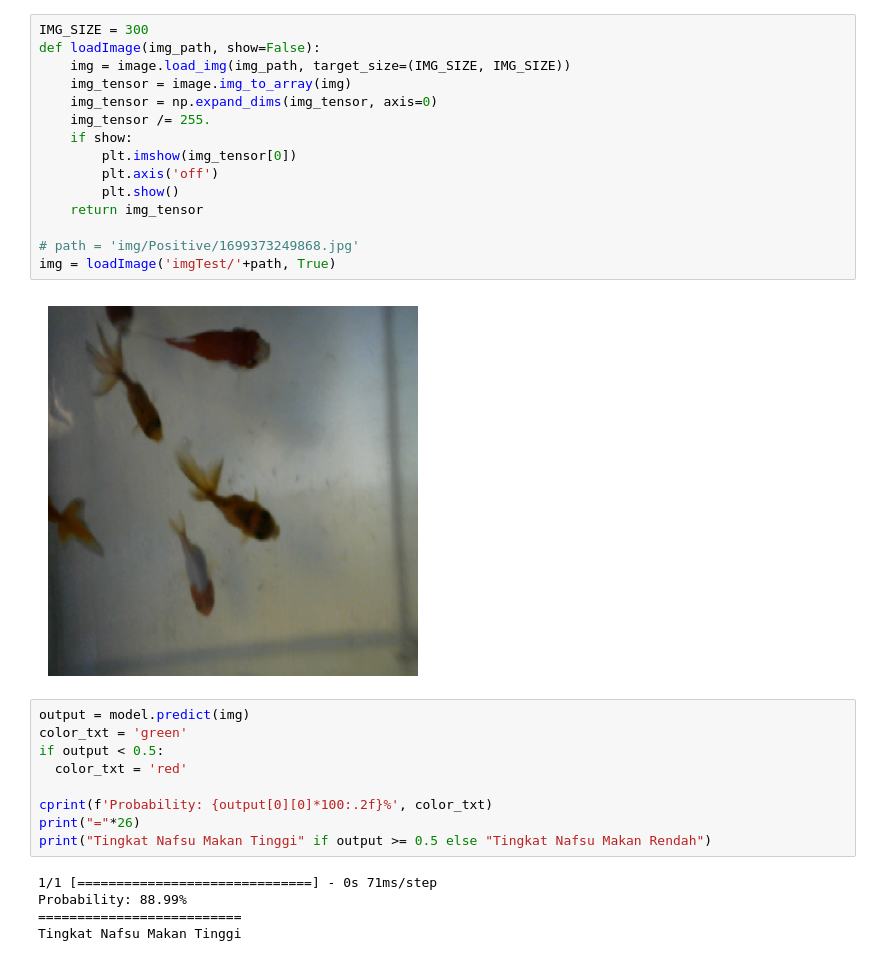
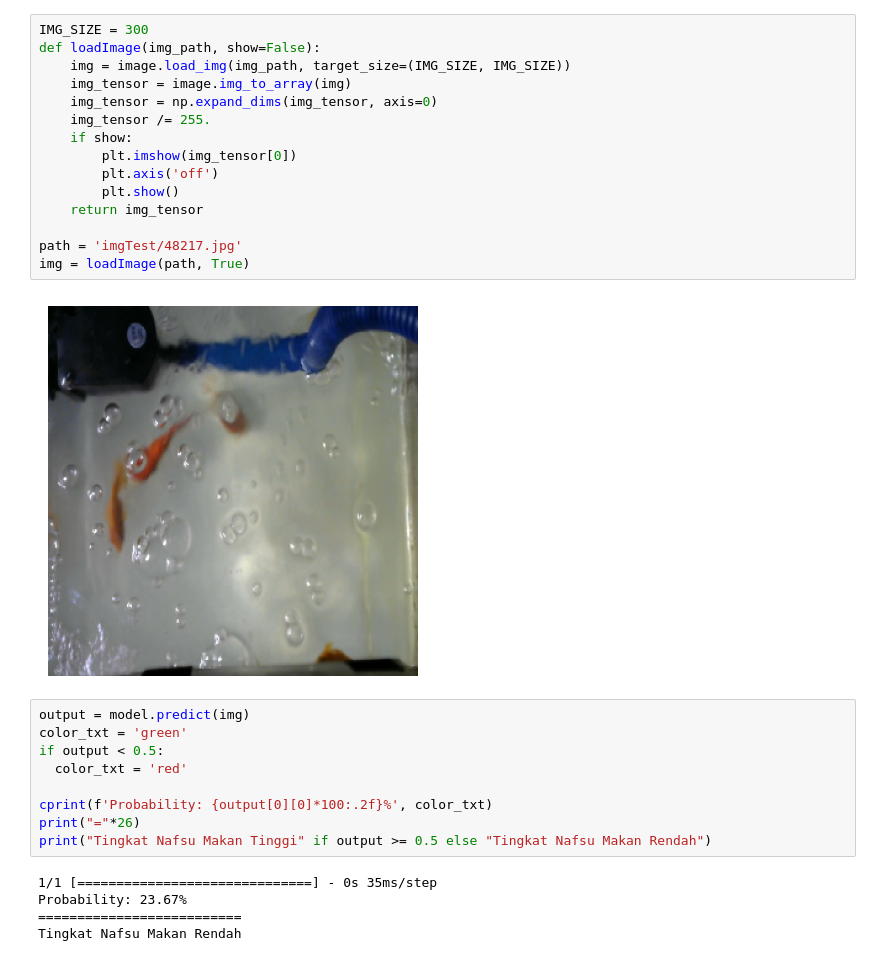
Before and after one commit to fathurwithyou/fish-appetite-detection-prd, a Jupyter notebook: model.ipynb, the cells around one changed output. Drawn from its saved outputs; the diff is of its cells as text.

```diff
--- a/model.ipynb
+++ b/model.ipynb
@@ -19,20 +20,20 @@ Image saved as 121814.jpg
 # %%
 IMG_SIZE = 300
 def loadImage(img_path, show=False):
     img = image.load_img(img_path, target_size=(IMG_SIZE, IMG_SIZE))
     img_tensor = image.img_to_array(img)
     img_tensor = np.expand_dims(img_tensor, axis=0)
     img_tensor /= 255.
     if show:
         plt.imshow(img_tensor[0])
         plt.axis('off')
         plt.show()
     return img_tensor
 
-# path = 'img/Positive/1699373249868.jpg'
-img = loadImage('imgTest/'+path, True)
+path = 'imgTest/48217.jpg'
+img = loadImage(path, True)
 # %% [output]
-[figure, old version]
+[figure, new version]
 # %%
 output = model.predict(img)
 color_txt = 'green'
@@ -43,7 +44,7 @@ cprint(f'Probability: {output[0][0]*100:.2f}%', color_txt)
 print("="*26)
 print("Tingkat Nafsu Makan Tinggi" if output >= 0.5 else "Tingkat Nafsu Makan Rendah")
 # %% [output]
-1/1 [==============================] - 0s 71ms/step
-Probability: 88.99%
+1/1 [==============================] - 0s 35ms/step
+Probability: 23.67%
 ==========================
-Tingkat Nafsu Makan Tinggi
+Tingkat Nafsu Makan Rendah
```
Also changed, not shown: parts of 2 cells of this notebook, 4 other files.
